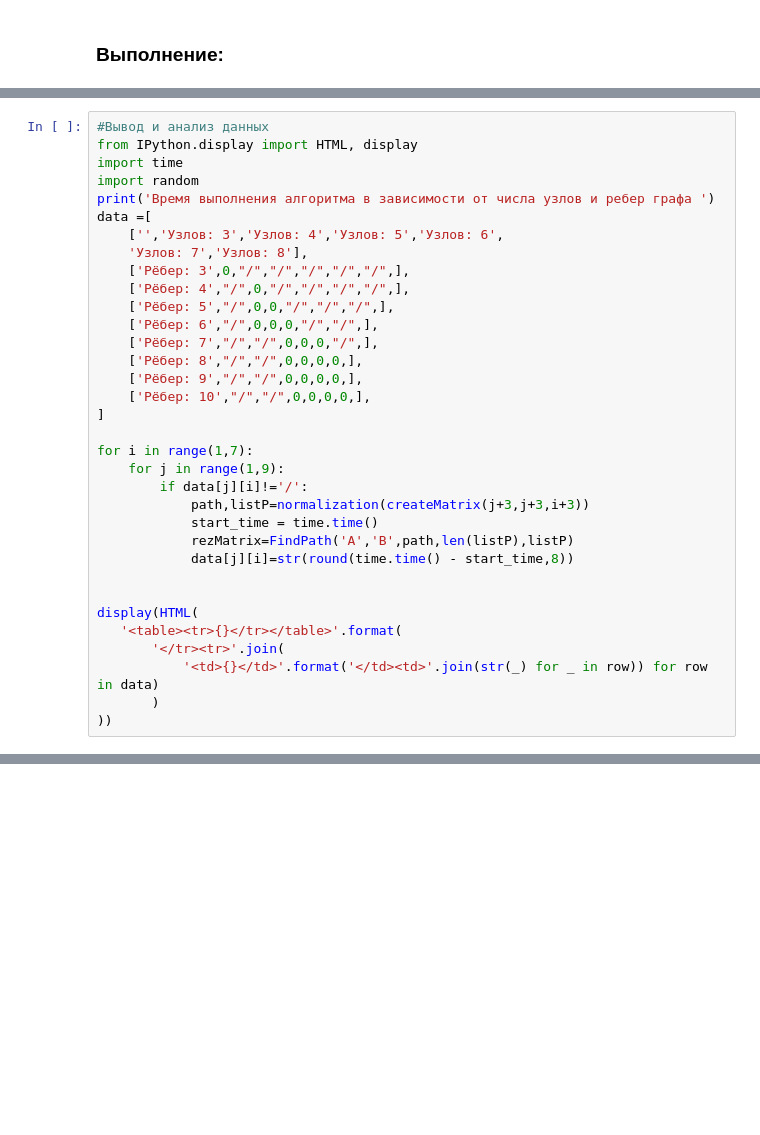
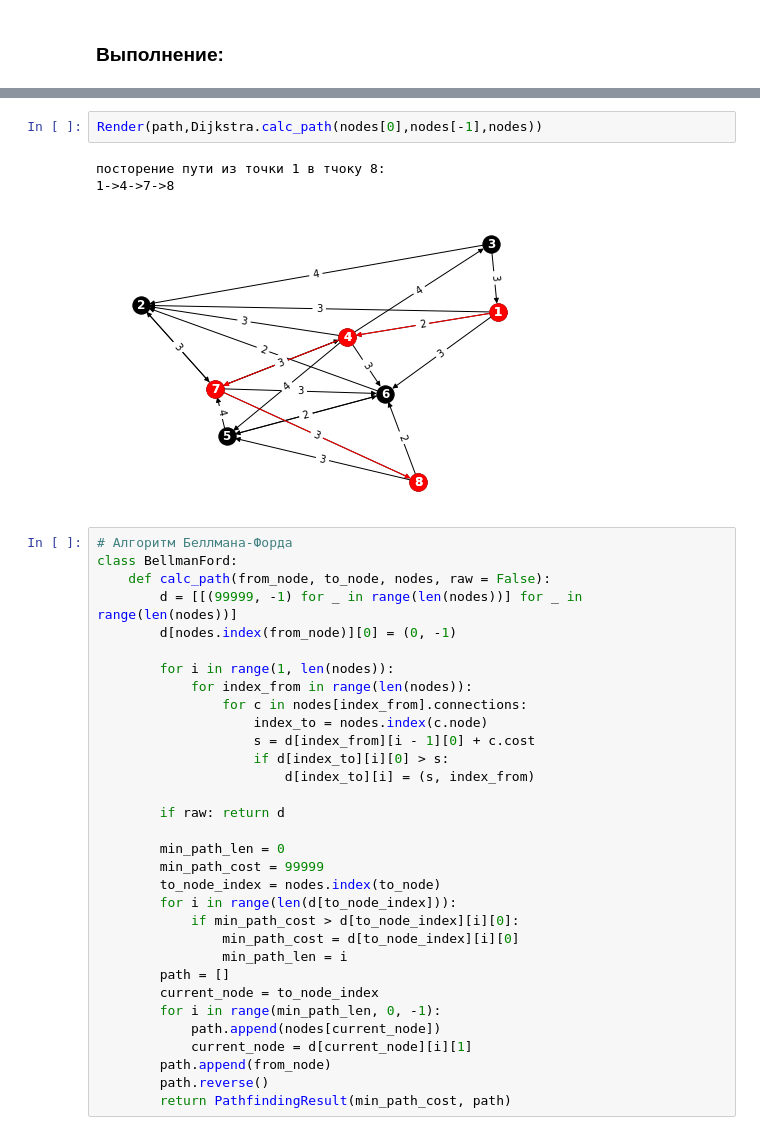
Before and after one commit to SpectreCom444/DataStructuresAndAlgorithms, a Jupyter notebook: Lab/Lab6.ipynb, the cells around one changed output, grey strips where cells are left out. Saved outputs shown, nothing was run; the diff lists cells and outputs as text; blank space fills up the shorter version.

```diff
--- a/Lab/Lab6.ipynb
+++ b/Lab/Lab6.ipynb
@@ -179,34 +61,0 @@ EEE3EE
-# %%
-#Вывод и анализ данных
-from IPython.display import HTML, display
-import time
-import random
-print('Время выполнения алгоритма в зависимости от числа узлов и ребер графа ')
-data =[
-    ['','Узлов: 3','Узлов: 4','Узлов: 5','Узлов: 6',
-    'Узлов: 7','Узлов: 8'],
-    ['Рёбер: 3',0,"/","/","/","/","/",],
-    ['Рёбер: 4',"/",0,"/","/","/","/",],
-    ['Рёбер: 5',"/",0,0,"/","/","/",],
-    ['Рёбер: 6',"/",0,0,0,"/","/",],
-    ['Рёбер: 7',"/","/",0,0,0,"/",],
-    ['Рёбер: 8',"/","/",0,0,0,0,],
-    ['Рёбер: 9',"/","/",0,0,0,0,],
-    ['Рёбер: 10',"/","/",0,0,0,0,],
-]
-
-for i in range(1,7):
-    for j in range(1,9):
-        if data[j][i]!='/':
-            path,listP=normalization(createMatrix(j+3,j+3,i+3))
-            start_time = time.time()
-            rezMatrix=FindPath('A','B',path,len(listP),listP)
-            data[j][i]=str(round(time.time() - start_time,8))
-
-
-display(HTML(
-   '<table><tr>{}</tr></table>'.format(
-       '</tr><tr>'.join(
-           '<td>{}</td>'.format('</td><td>'.join(str(_) for _ in row)) for row in data)
-       )
-))
@@ -225,0 +221,38 @@ display(HTML(
+# %%
+Render(path,Dijkstra.calc_path(nodes[0],nodes[-1],nodes))
+# %% [output]
+посторение пути из точки 1 в тчоку 8:
+1->4->7->8
+[figure, added]
+# %%
+# Алгоритм Беллмана-Форда
+class BellmanFord:
+    def calc_path(from_node, to_node, nodes, raw = False):
+        d = [[(99999, -1) for _ in range(len(nodes))] for _ in range(len(nodes))]
+        d[nodes.index(from_node)][0] = (0, -1)
+
+        for i in range(1, len(nodes)):
+            for index_from in range(len(nodes)):
+                for c in nodes[index_from].connections:
+                    index_to = nodes.index(c.node)
+                    s = d[index_from][i - 1][0] + c.cost
+                    if d[index_to][i][0] > s:
+                        d[index_to][i] = (s, index_from)
+
+        if raw: return d
+
+        min_path_len = 0
+        min_path_cost = 99999
+        to_node_index = nodes.index(to_node)
+        for i in range(len(d[to_node_index])):
+            if min_path_cost > d[to_node_index][i][0]:
+                min_path_cost = d[to_node_index][i][0]
+                min_path_len = i
+        path = []
+        current_node = to_node_index
+        for i in range(min_path_len, 0, -1):
+            path.append(nodes[current_node])
+            current_node = d[current_node][i][1]
+        path.append(from_node)
+        path.reverse()
+        return PathfindingResult(min_path_cost, path)
```
Also changed, not shown: parts of 22 cells of this notebook, 2 other files.
